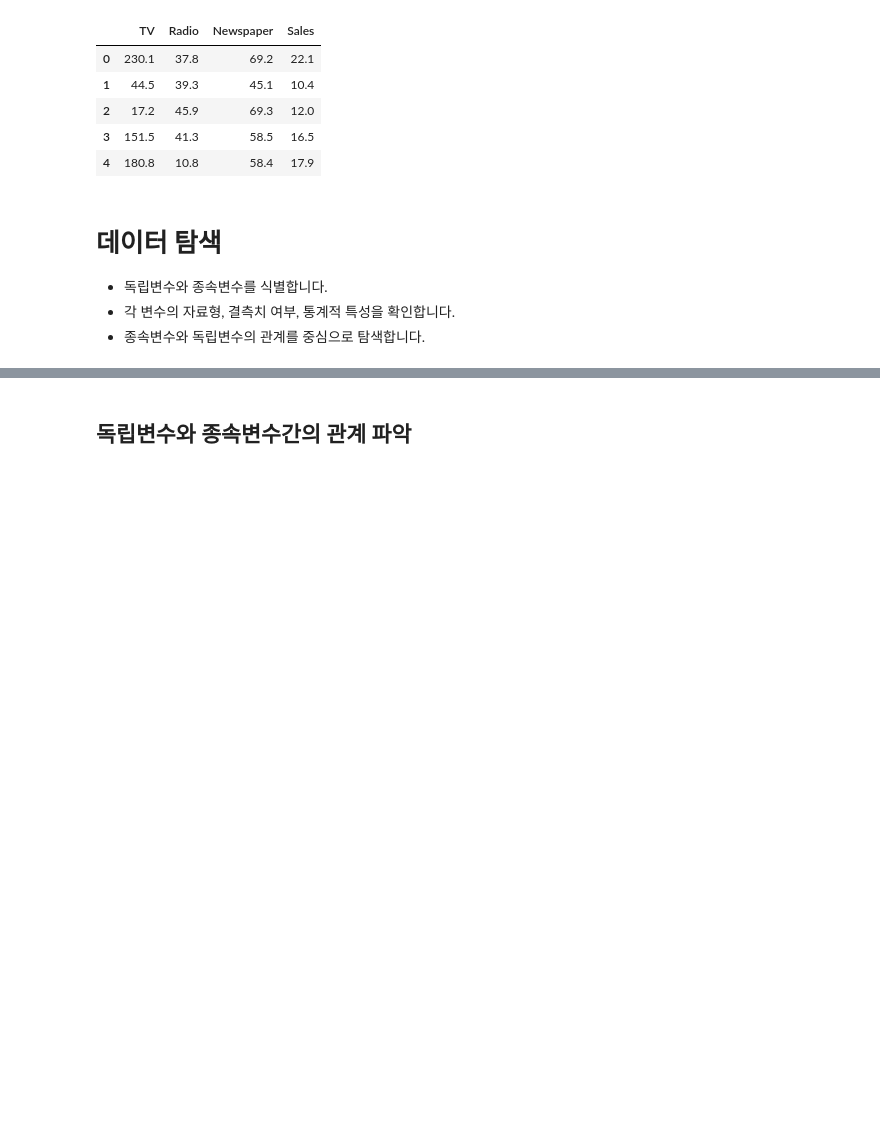
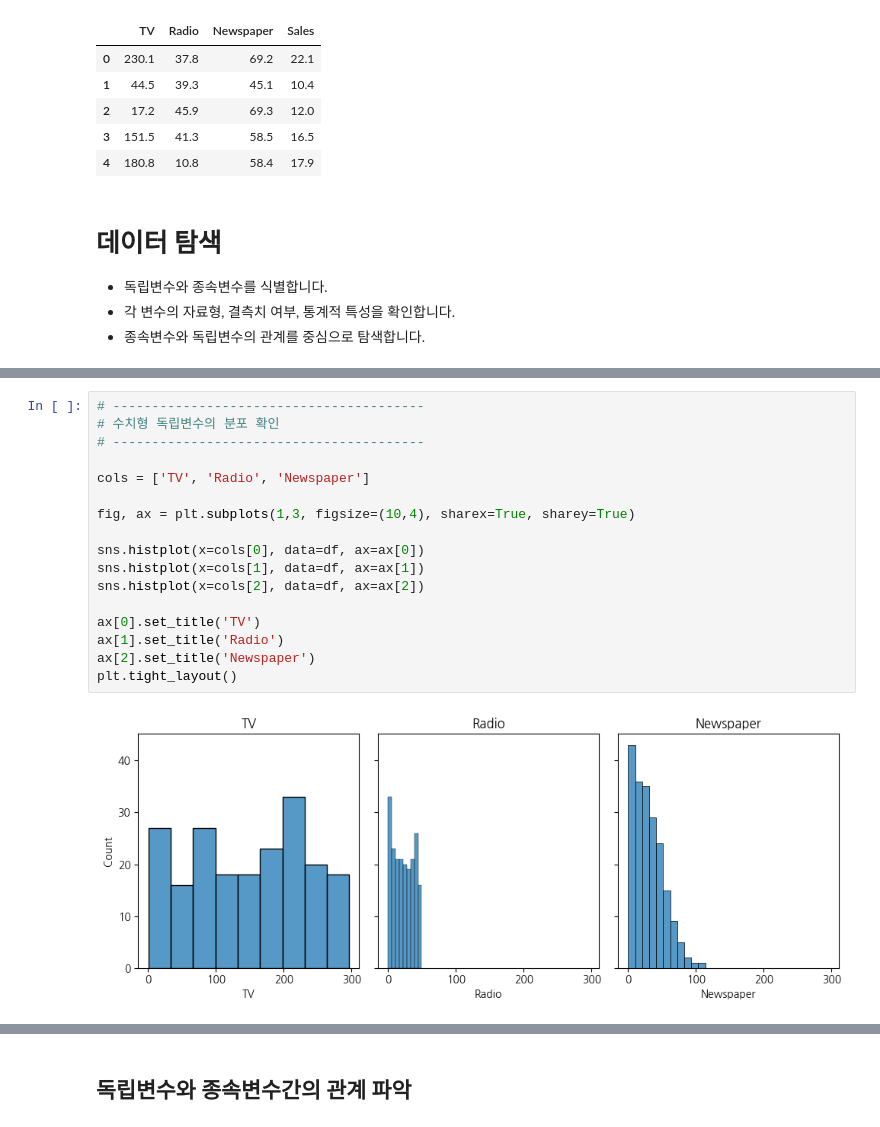
Before and after one commit to Theeo96/python_ml_crawling, a Jupyter notebook: 1_ML/01_회귀_광고플랫폼에따른판매량예측1_데이터탐색_실습.ipynb, the cells around one changed output, grey strips where cells are left out. Drawn from its saved outputs; the diff is of its cells as text; blank space fills up the shorter version.

```diff
--- a/1_ML/01_회귀_광고플랫폼에따른판매량예측1_데이터탐색_실습.ipynb
+++ b/1_ML/01_회귀_광고플랫폼에따른판매량예측1_데이터탐색_실습.ipynb
@@ -129,0 +95,19 @@ memory usage: 6.4 KB
+# %%
+# ----------------------------------------
+# 수치형 독립변수의 분포 확인
+# ----------------------------------------
+
+cols = ['TV', 'Radio', 'Newspaper']
+
+fig, ax = plt.subplots(1,3, figsize=(10,4), sharex=True, sharey=True)
+
+sns.histplot(x=cols[0], data=df, ax=ax[0])
+sns.histplot(x=cols[1], data=df, ax=ax[1])
+sns.histplot(x=cols[2], data=df, ax=ax[2])
+
+ax[0].set_title('TV')
+ax[1].set_title('Radio')
+ax[2].set_title('Newspaper')
+plt.tight_layout()
+# %% [output]
+[figure, added]
```
Also changed, not shown: parts of 22 cells of this notebook.
